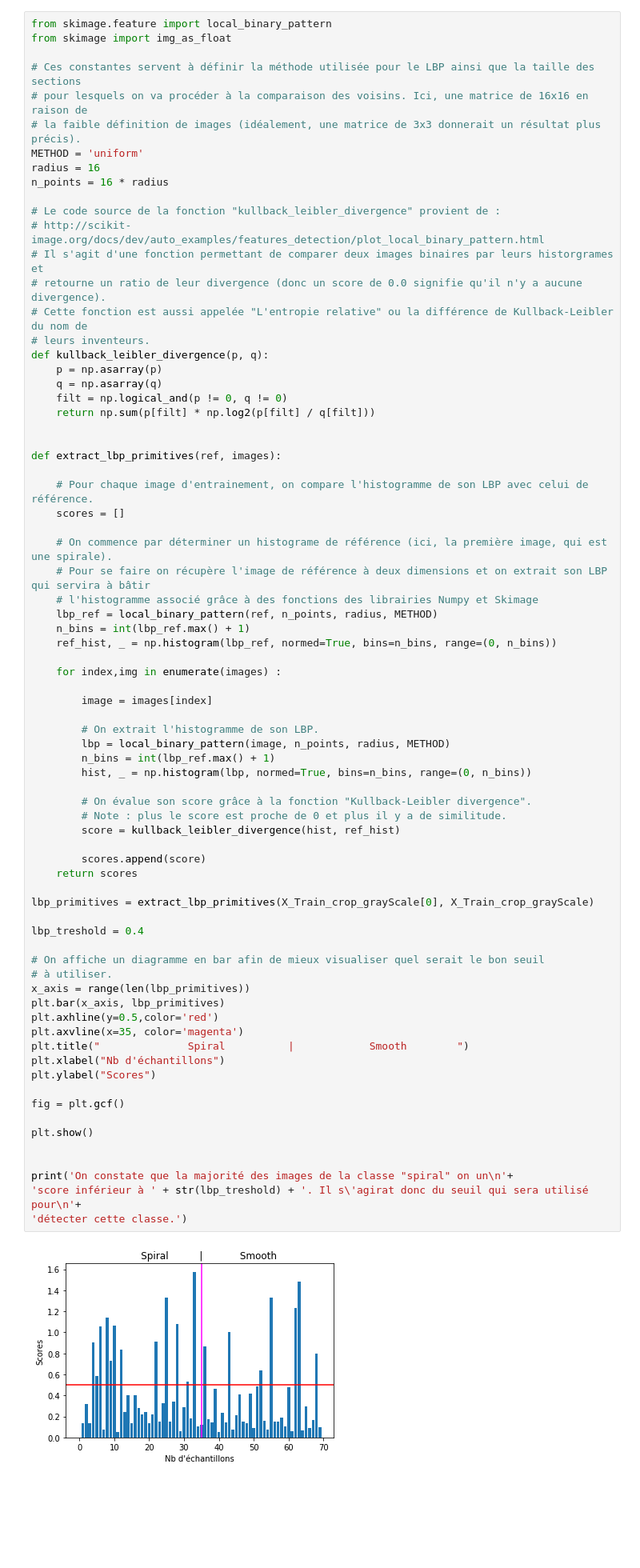
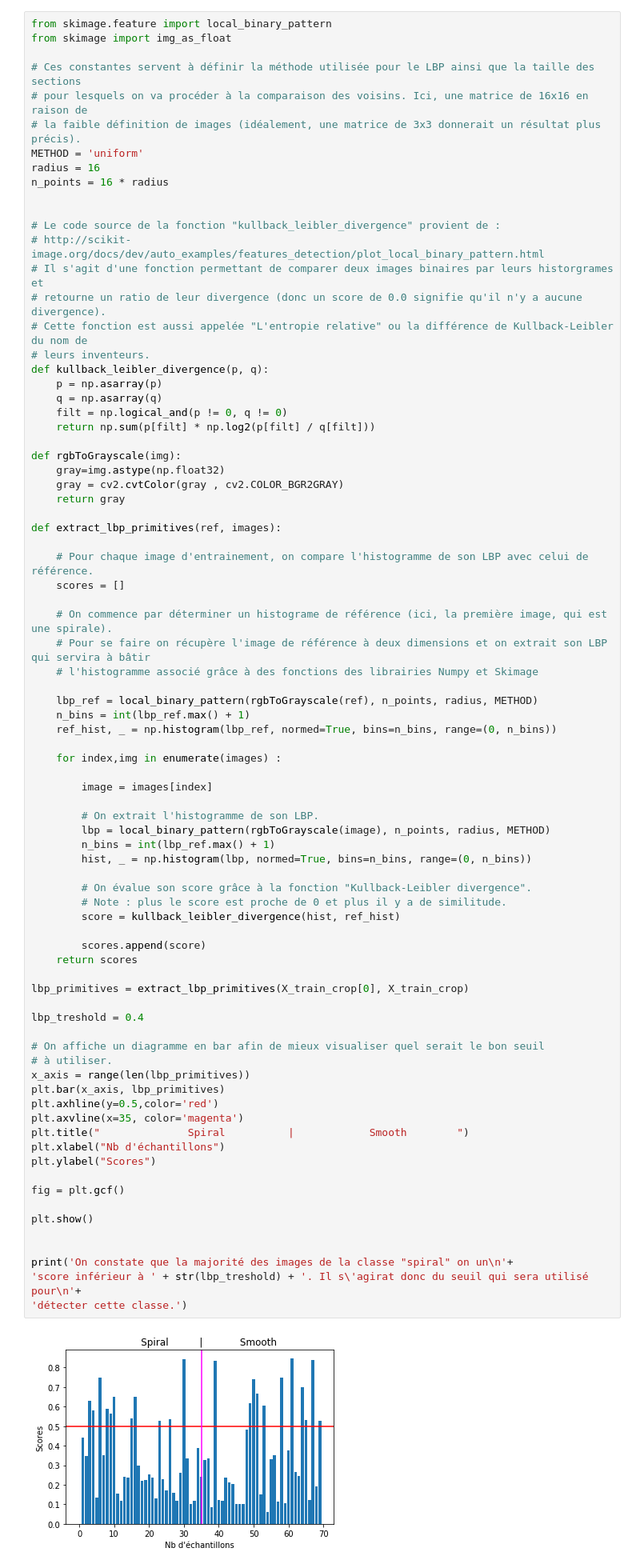
Before and after one commit to uvsq21501832/GIT_DEPOT_GTI770_TP01, a Jupyter notebook: TP01.ipynb, the cells around one changed output. Shown at 80% size. Saved outputs shown, nothing was run; the diff lists cells and outputs as text; blank space fills up the shorter version.

```diff
--- a/TP01.ipynb
+++ b/TP01.ipynb
@@ -318,6 +318,7 @@ from skimage import img_as_float
 METHOD = 'uniform'
 radius = 16
 n_points = 16 * radius
+
 
 # Le code source de la fonction "kullback_leibler_divergence" provient de :
 # http://scikit-image.org/docs/dev/auto_examples/features_detection/plot_local_binary_pattern.html
@@ -331,6 +332,10 @@ def kullback_leibler_divergence(p, q):
     filt = np.logical_and(p != 0, q != 0)
     return np.sum(p[filt] * np.log2(p[filt] / q[filt]))
 
+def rgbToGrayscale(img):
+    gray=img.astype(np.float32)
+    gray = cv2.cvtColor(gray , cv2.COLOR_BGR2GRAY)
+    return gray
 
 def extract_lbp_primitives(ref, images):
 
@@ -340,7 +345,8 @@ def extract_lbp_primitives(ref, images):
     # On commence par déterminer un histograme de référence (ici, la première image, qui est une spirale).
     # Pour se faire on récupère l'image de référence à deux dimensions et on extrait son LBP qui servira à bâtir
     # l'histogramme associé grâce à des fonctions des librairies Numpy et Skimage
-    lbp_ref = local_binary_pattern(ref, n_points, radius, METHOD)
+
+    lbp_ref = local_binary_pattern(rgbToGrayscale(ref), n_points, radius, METHOD)
     n_bins = int(lbp_ref.max() + 1)
     ref_hist, _ = np.histogram(lbp_ref, normed=True, bins=n_bins, range=(0, n_bins))
 
@@ -349,41 +355,41 @@ def extract_lbp_primitives(ref, images):
         image = images[index]
 
         # On extrait l'histogramme de son LBP.
-        lbp = local_binary_pattern(image, n_points, radius, METHOD)
+        lbp = local_binary_pattern(rgbToGrayscale(image), n_points, radius, METHOD)
         n_bins = int(lbp_ref.max() + 1)
         hist, _ = np.histogram(lbp, normed=True, bins=n_bins, range=(0, n_bins))
 
         # On évalue son score grâce à la fonction "Kullback-Leibler divergence".
         # Note : plus le score est proche de 0 et plus il y a de similitude.
         score = kullback_leibler_divergence(hist, ref_hist)
 
         scores.append(score)
     return scores
 
-lbp_primitives = extract_lbp_primitives(X_Train_crop_grayScale[0], X_Train_crop_grayScale)
+lbp_primitives = extract_lbp_primitives(X_train_crop[0], X_train_crop)
 
 lbp_treshold = 0.4
 
 # On affiche un diagramme en bar afin de mieux visualiser quel serait le bon seuil
 # à utiliser.
 x_axis = range(len(lbp_primitives))
 plt.bar(x_axis, lbp_primitives)
 plt.axhline(y=0.5,color='red')
 plt.axvline(x=35, color='magenta')
 plt.title("              Spiral          |            Smooth        ")
 plt.xlabel("Nb d'échantillons")
 plt.ylabel("Scores")
 
 fig = plt.gcf()
 
 plt.show()
 
 
 print('On constate que la majorité des images de la classe "spiral" on un\n'+
 'score inférieur à ' + str(lbp_treshold) + '. Il s\'agirat donc du seuil qui sera utilisé pour\n'+
 'détecter cette classe.')
 # %% [output]
-[figure, old version]
+[figure, new version]
 On constate que la majorité des images de la classe "spiral" on un
 score inférieur à 0.4. Il s'agirat donc du seuil qui sera utilisé pour
 détecter cette classe.
```
Also changed, not shown: parts of 4 cells of this notebook.
